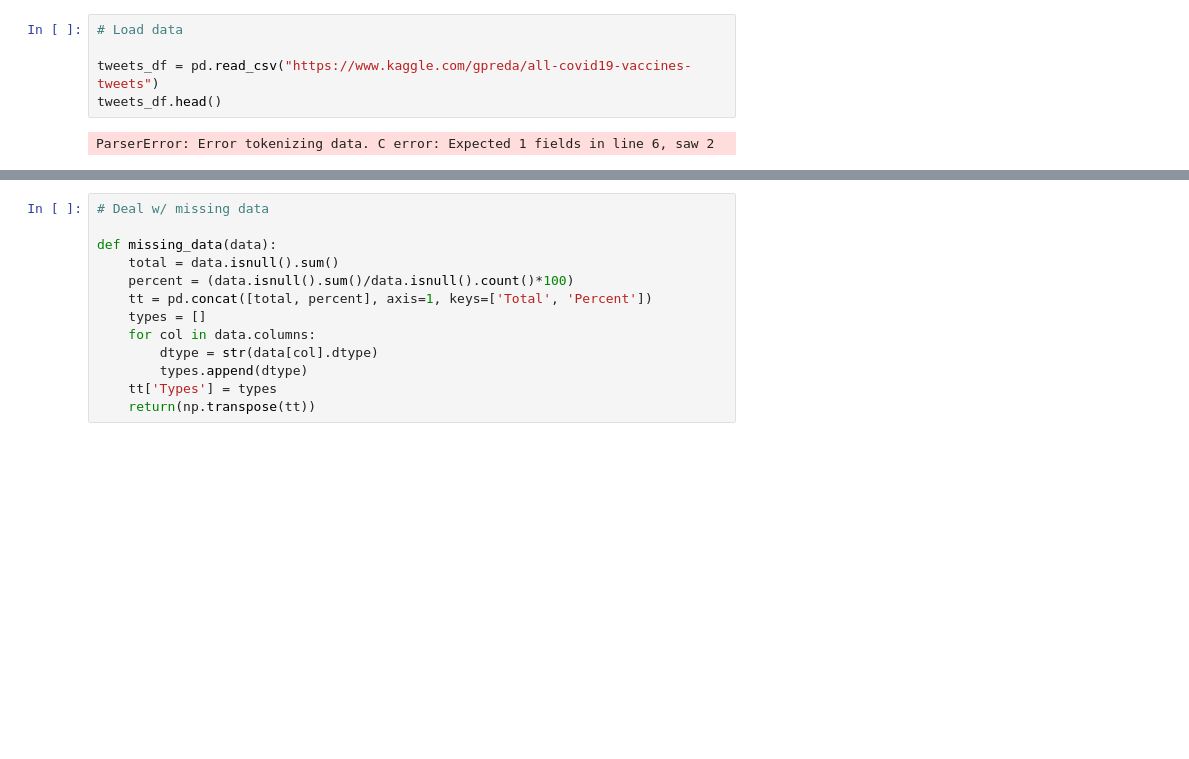
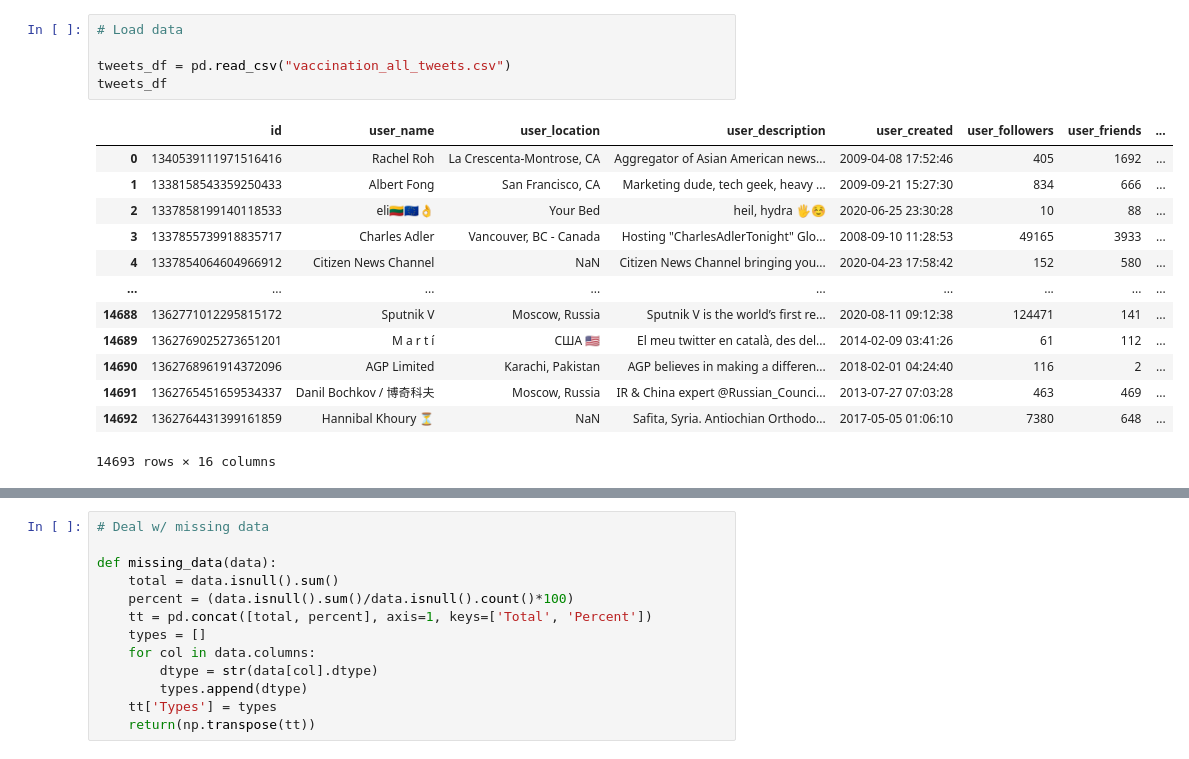
Before and after one commit to Joelcox518/butler-project3-groupb, a Jupyter notebook: C-19-tweets.ipynb, the cells around one changed output, grey strips where cells are left out. Saved outputs shown, nothing was run; the diff lists cells and outputs as text; blank space fills up the shorter version.

```diff
--- a/C-19-tweets.ipynb
+++ b/C-19-tweets.ipynb
@@ -15,10 +22,22 @@ warnings.simplefilter("ignore")
 # %%
 # Load data
 
-tweets_df = pd.read_csv("https://www.kaggle.com/gpreda/all-covid19-vaccines-tweets")
-tweets_df.head()
+tweets_df = pd.read_csv("vaccination_all_tweets.csv")
+tweets_df
 # %% [output]
+|  | id | user_name | user_location | user_description | user_created | user_followers | user_friends | ... |
+| 0 | 1340539111971516416 | Rachel Roh | La Crescenta-Montrose, CA | Aggregator of Asian American news... | 2009-04-08 17:52:46 | 405 | 1692 | ... |
+| 1 | 1338158543359250433 | Albert Fong | San Francisco, CA | Marketing dude, tech geek, heavy ... | 2009-09-21 15:27:30 | 834 | 666 | ... |
+| 2 | 1337858199140118533 | eli🇱🇹🇪🇺👌 | Your Bed | heil, hydra 🖐☺ | 2020-06-25 23:30:28 | 10 | 88 | ... |
+| 3 | 1337855739918835717 | Charles Adler | Vancouver, BC - Canada | Hosting "CharlesAdlerTonight" Glo... | 2008-09-10 11:28:53 | 49165 | 3933 | ... |
+| 4 | 1337854064604966912 | Citizen News Channel | NaN | Citizen News Channel bringing you... | 2020-04-23 17:58:42 | 152 | 580 | ... |
+| ... | ... | ... | ... | ... | ... | ... | ... | ... |
+| 14688 | 1362771012295815172 | Sputnik V | Moscow, Russia | Sputnik V is the world’s first re... | 2020-08-11 09:12:38 | 124471 | 141 | ... |
+| 14689 | 1362769025273651201 | M a r t í | США 🇺🇸 | El meu twitter en català, des del... | 2014-02-09 03:41:26 | 61 | 112 | ... |
+| 14690 | 1362768961914372096 | AGP Limited | Karachi, Pakistan | AGP believes in making a differen... | 2018-02-01 04:24:40 | 116 | 2 | ... |
+| 14691 | 1362765451659534337 | Danil Bochkov / 博奇科夫 | Moscow, Russia | IR & China expert @Russian_Counci... | 2013-07-27 07:03:28 | 463 | 469 | ... |
+| 14692 | 1362764431399161859 | Hannibal Khoury ⏳ | NaN | Safita, Syria. Antiochian Orthodo... | 2017-05-05 01:06:10 | 7380 | 648 | ... |
-ParserError: Error tokenizing data. C error: Expected 1 fields in line 6, saw 2
+14693 rows × 16 columns
 # %%
 # Preview the data
 
```
Also changed, not shown: parts of 35 cells of this notebook, 1 other file.
